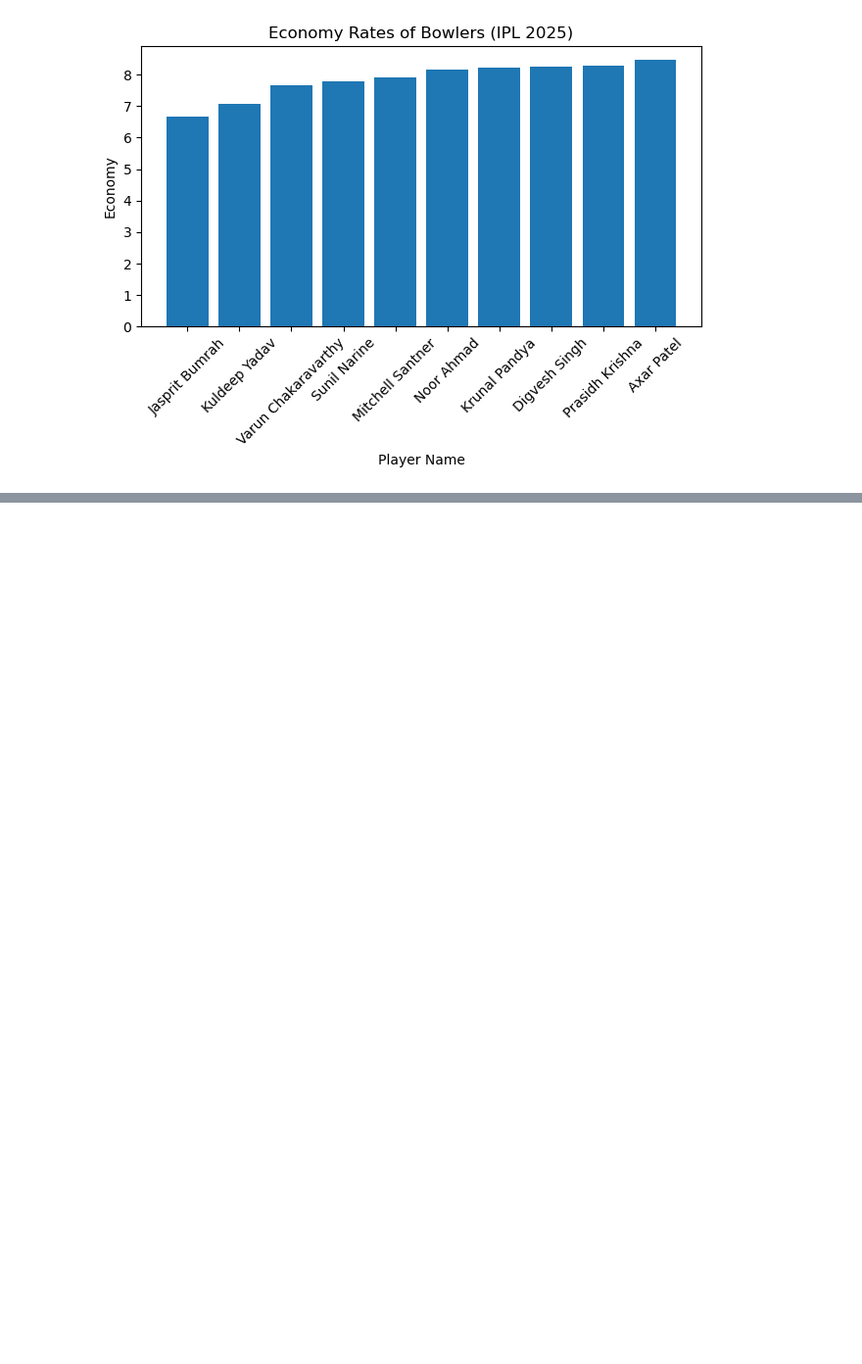
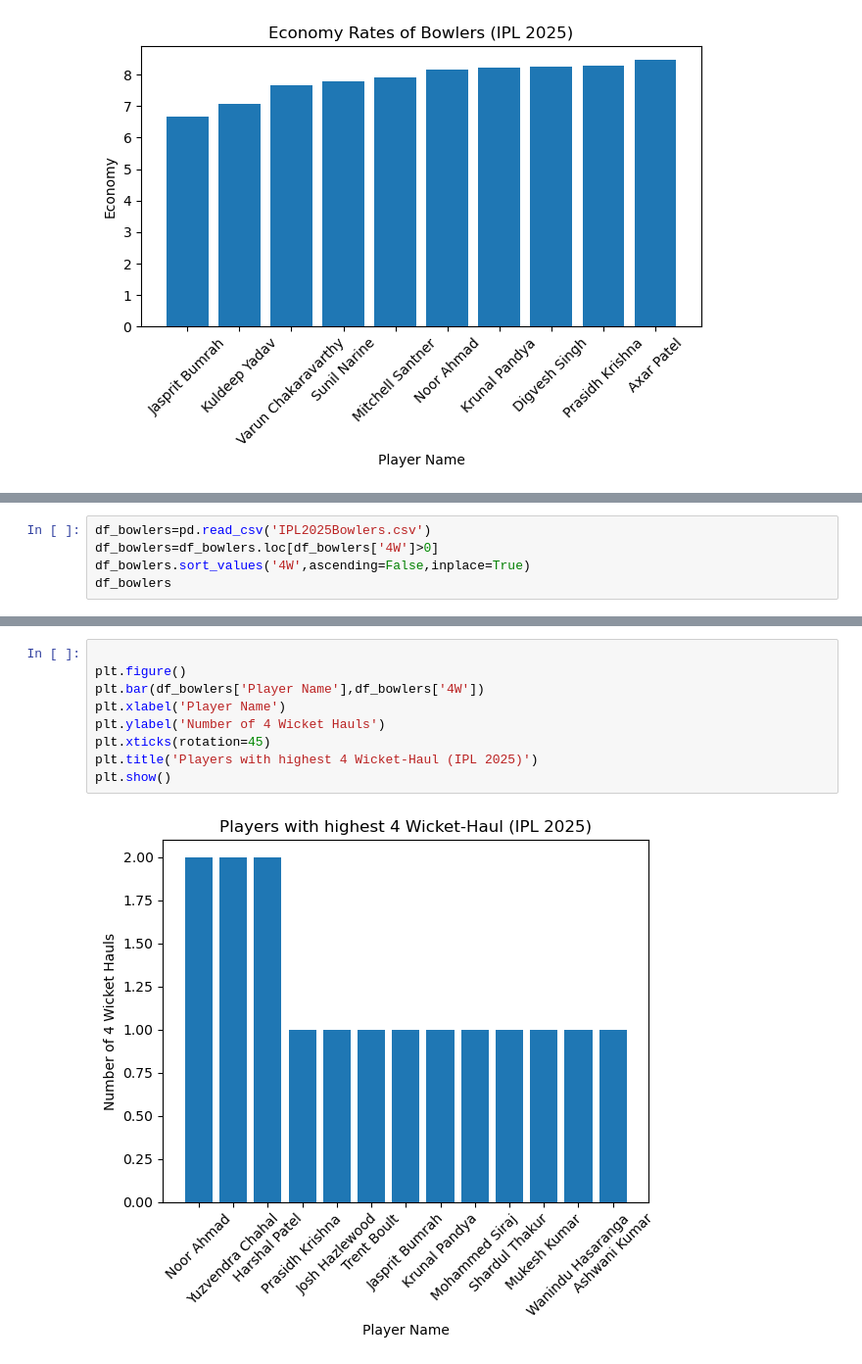
Before and after one commit to Subhu0110/IPL_Project, a Jupyter notebook: ProjectIPLBowling2025.ipynb, the cells around one changed output, grey strips where cells are left out. Shown at 98% size. Cells and saved outputs as stored; diff of their text form; blank space fills up the shorter version.

```diff
--- a/ProjectIPLBowling2025.ipynb
+++ b/ProjectIPLBowling2025.ipynb
@@ -250,0 +273,5 @@ NameError: name 'df_bowlers' is not defined
+# %%
+df_bowlers=pd.read_csv('IPL2025Bowlers.csv')
+df_bowlers=df_bowlers.loc[df_bowlers['4W']>0]
+df_bowlers.sort_values('4W',ascending=False,inplace=True)
+df_bowlers
@@ -250,0 +293,11 @@ NameError: name 'df_bowlers' is not defined
+# %%
+
+plt.figure()
+plt.bar(df_bowlers['Player Name'],df_bowlers['4W'])
+plt.xlabel('Player Name')
+plt.ylabel('Number of 4 Wicket Hauls')
+plt.xticks(rotation=45)
+plt.title('Players with highest 4 Wicket-Haul (IPL 2025)')
+plt.show()
+# %% [output]
+[figure, added]
```
Also changed, not shown: parts of 8 cells of this notebook.
